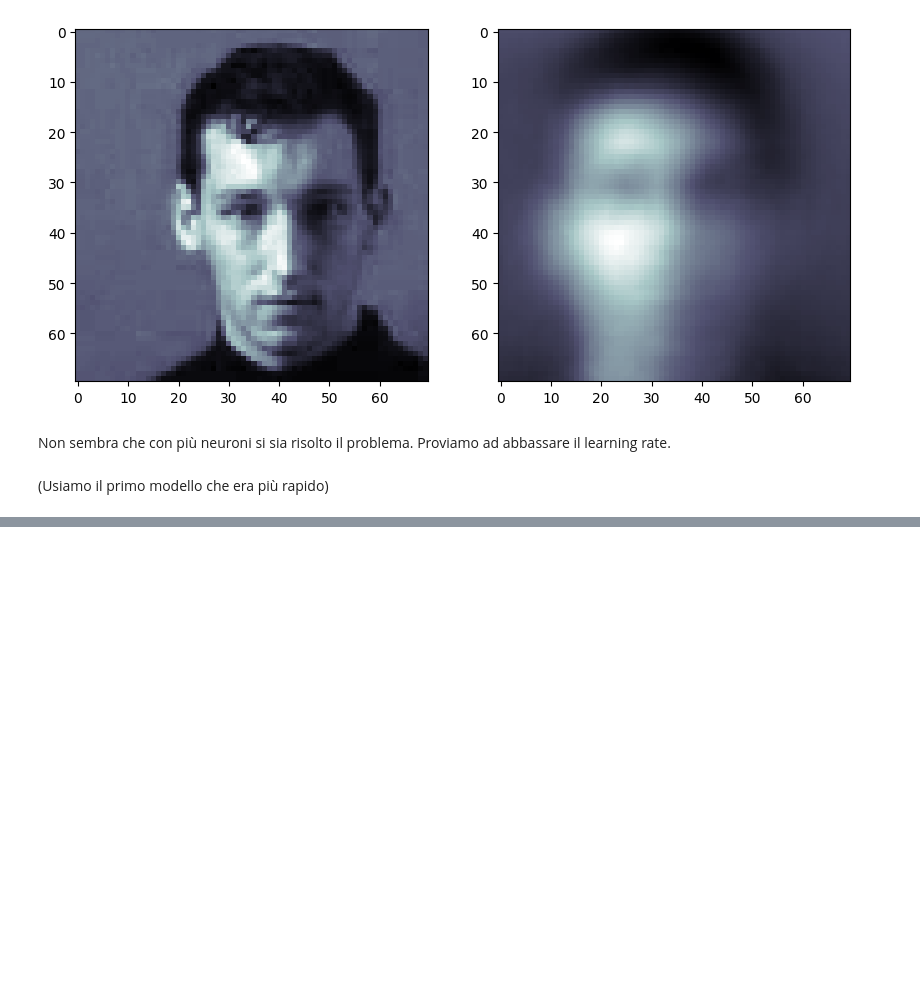
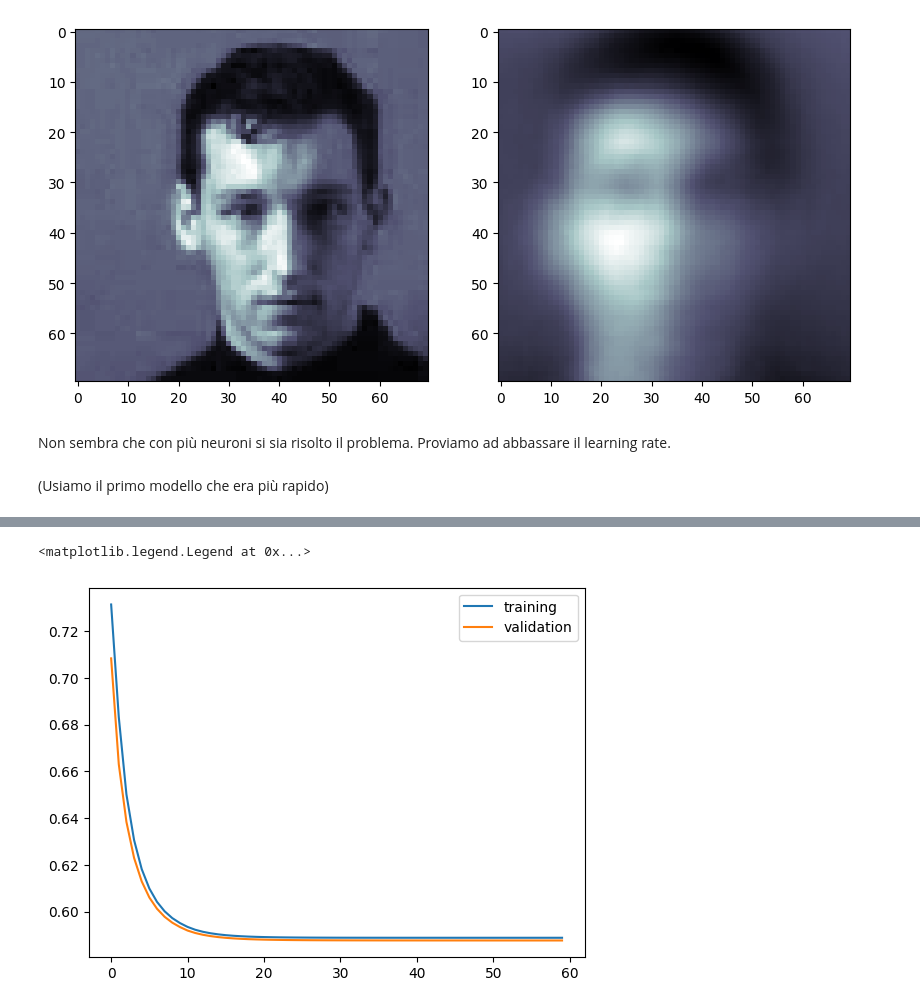
Before and after one commit to laurabersani/MLPNS_LBersani, a Jupyter notebook: Convlutional_faces.ipynb, the cells around one changed output, grey strips where cells are left out. Saved outputs shown, nothing was run; the diff lists cells and outputs as text; code cells hidden in the pictures; blank space fills up the shorter version.

```diff
--- a/Convlutional_faces.ipynb
+++ b/Convlutional_faces.ipynb
@@ -287,0 +321,27 @@ WARNING:tensorflow:Early stopping conditioned on metric `val_mae` which is not a
+# %%
+model3 = keras.Sequential()
+model3.add(Conv2D(64, kernel_size=(5, 5),
+                  padding="same", activation="relu",
+                  input_shape=(70, 70, 1),
+                  kernel_regularizer=keras.regularizers.l2(0.001) ))
+model3.add(MaxPooling2D(2))
+model3.add(Conv2D(32, kernel_size=(5, 5),
+                  padding="same", activation="relu",
+                  input_shape=(70, 70, 1),
+                  kernel_regularizer=keras.regularizers.l2(0.001) ))
+model3.add(MaxPooling2D(2))
+model3.add(Conv2D(16, kernel_size=(5, 5),
+                  padding="same", activation="relu", name="bottleneck",
+                  input_shape=(70, 70, 1),
+                  kernel_regularizer=keras.regularizers.l2(0.001) ))
+model3.add(Flatten())
+model3.add(Dense(32, activation='relu' ))
+model3.add(Dense(16, activation='sigmoid'))
+model3.add(Dense(70*70, activation='sigmoid'))
+# %%
+#opt = keras.optimizers.Adam(learning_rate=0.01)
+model3.compile(loss='binary_crossentropy')
+history_ce = model3.fit( Xtrain, Ytrain, epochs=60,
+                    validation_data=[Xtest, Ytest],
+                    batch_size=16, verbose=1)
+#Non metto una comeback
@@ -287,0 +366,7 @@ WARNING:tensorflow:Early stopping conditioned on metric `val_mae` which is not a
+# %%
+pl.plot(np.array(history_ce.history['loss']), label="training")
+pl.plot(np.array(history_ce.history['val_loss']), label="validation")
+pl.legend()
+# %% [output]
+<matplotlib.legend.Legend at 0x...>
+[figure, added]
```
Also changed, not shown: parts of 19 cells of this notebook.
